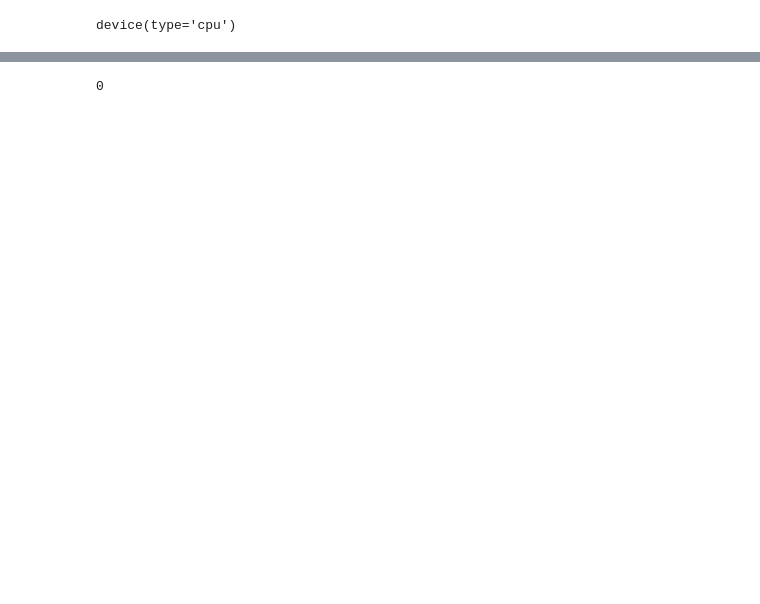
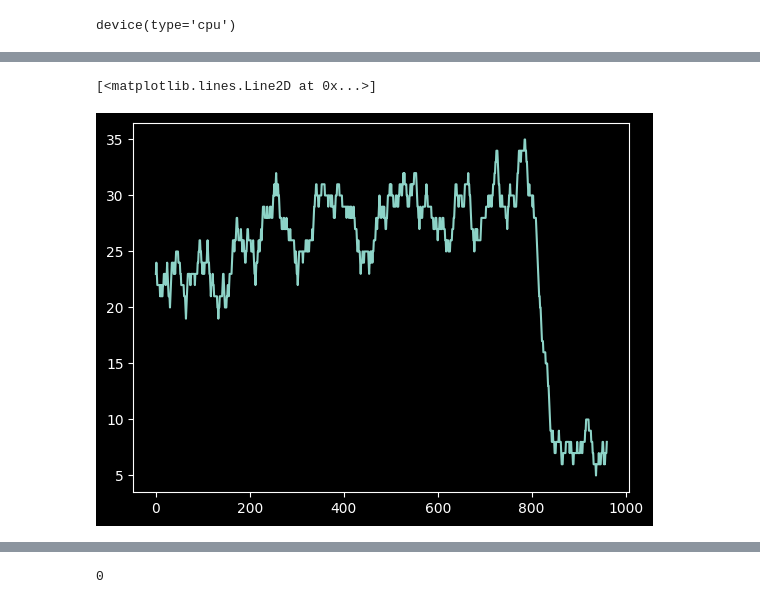
Before and after one commit to YeetTheFirst21/checkersRL, a Jupyter notebook: jupyter/double_q_learning.ipynb, the cells around one changed output, grey strips where cells are left out. Saved outputs shown, nothing was run; the diff lists cells and outputs as text; code cells hidden in the pictures; blank space fills up the shorter version.

```diff
--- a/jupyter/double_q_learning.ipynb
+++ b/jupyter/double_q_learning.ipynb
@@ -348,4 +354,20 @@ print('Complete')
 Complete
+# %%
+from typing import Iterator
+
+def window_cum(values: list[int], window: int) -> Iterator[float]:
+	value = sum(values[:window])
+	yield value
+	for i in range(window, len(values)):
+		value += values[i] - values[i - window]
+		yield value
+# %%
+from matplotlib import pyplot as plt
+
+plt.plot(list(window_cum(win_rate, 40)))
+# %% [output]
+[<matplotlib.lines.Line2D at 0x...>]
+[figure, added]
 # %%
 sum(win_rate) / len(win_rate)
 # %% [output]
```
Also changed, not shown: parts of 11 cells of this notebook, 1 other file.
